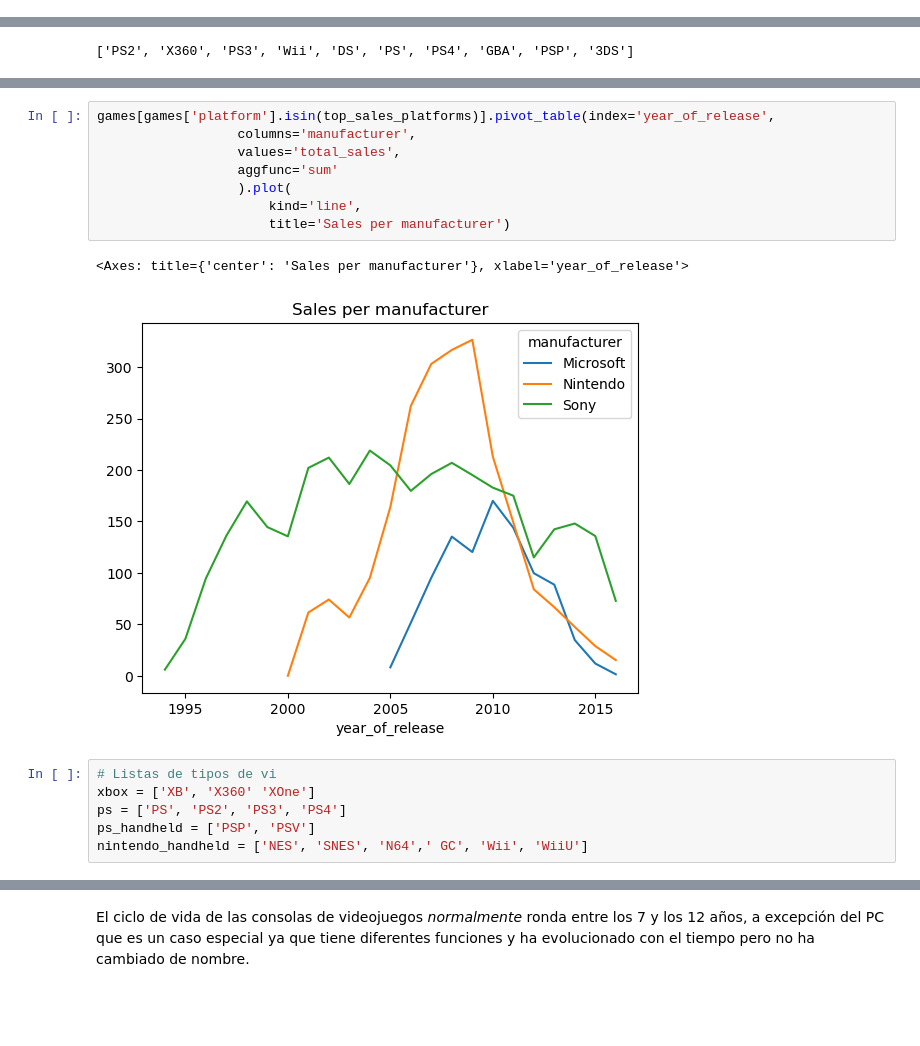
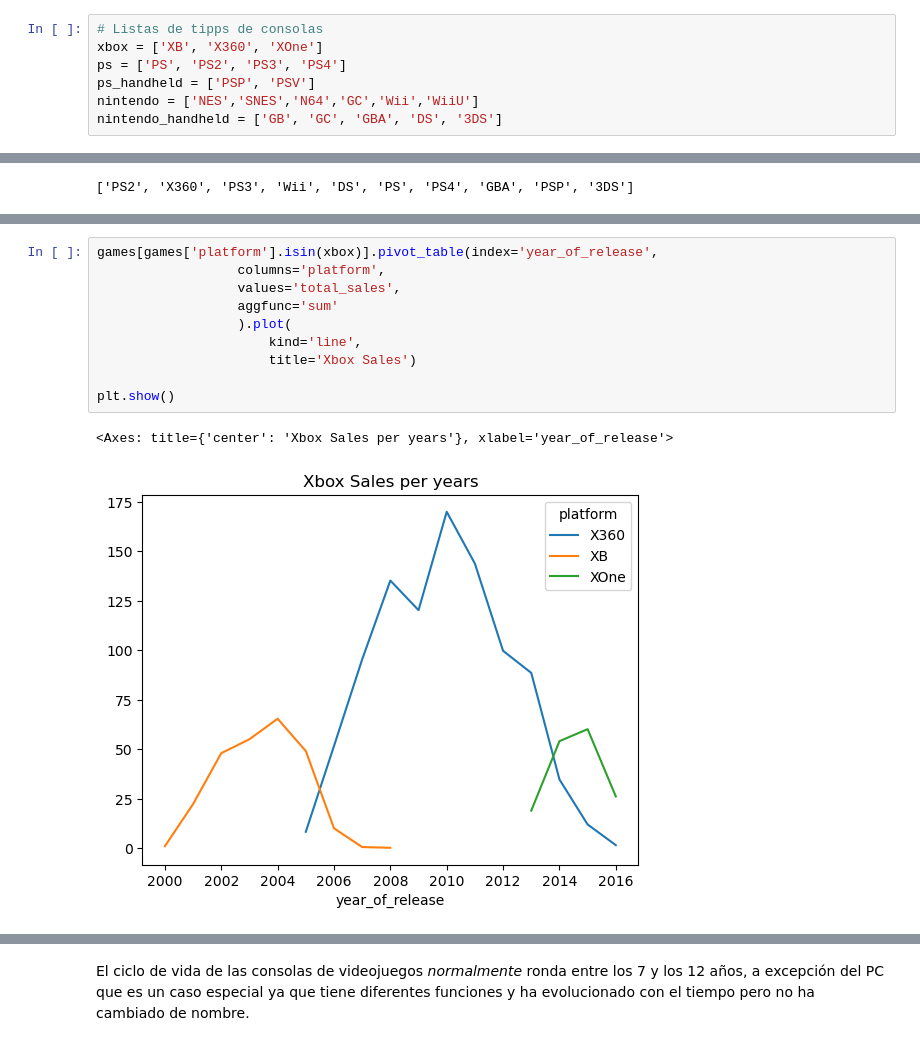
Before and after one commit to enzolozag/videogames_ttp, a Jupyter notebook: notebooks/videogames.ipynb, the cells around one changed output, grey strips where cells are left out. Drawn from its saved outputs; the diff is of its cells as text; blank space fills up the shorter version.

```diff
--- a/notebooks/videogames.ipynb
+++ b/notebooks/videogames.ipynb
@@ -386,6 +388,13 @@ print(games.head())
 2                80.0               8.0        32.77     Nintendo
 3                 NaN               NaN        31.38     Nintendo
 4                89.0               8.5        29.80     Nintendo
+# %%
+# Listas de tipps de consolas
+xbox = ['XB', 'X360', 'XOne']
+ps = ['PS', 'PS2', 'PS3', 'PS4']
+ps_handheld = ['PSP', 'PSV']
+nintendo = ['NES','SNES','N64','GC','Wii','WiiU']
+nintendo_handheld = ['GB', 'GC', 'GBA', 'DS', '3DS']
 # %% [markdown]
 ### Resumen de modificaciones y correcciones
 # %% [markdown]
@@ -442,17 +469,13 @@ games[games['platform'].isin(top_sales_platforms)].pivot_table(index='year_of_re
 # %%
-games[games['platform'].isin(top_sales_platforms)].pivot_table(index='year_of_release',
-                  columns='manufacturer',
+games[games['platform'].isin(xbox)].pivot_table(index='year_of_release',
+                  columns='platform',
                   values='total_sales',
                   aggfunc='sum'
                   ).plot(
                       kind='line',
-                      title='Sales per manufacturer')
+                      title='Xbox Sales')
+
+plt.show()
 # %% [output]
-<Axes: title={'center': 'Sales per manufacturer'}, xlabel='year_of_release'>
+<Axes: title={'center': 'Xbox Sales per years'}, xlabel='year_of_release'>
-[figure, old version]
+[figure, new version]
-# %%
-# Listas de tipos de vi
-xbox = ['XB', 'X360' 'XOne']
-ps = ['PS', 'PS2', 'PS3', 'PS4']
-ps_handheld = ['PSP', 'PSV']
-nintendo_handheld = ['NES', 'SNES', 'N64',' GC', 'Wii', 'WiiU']
```
Also changed, not shown: parts of 17 cells of this notebook.
